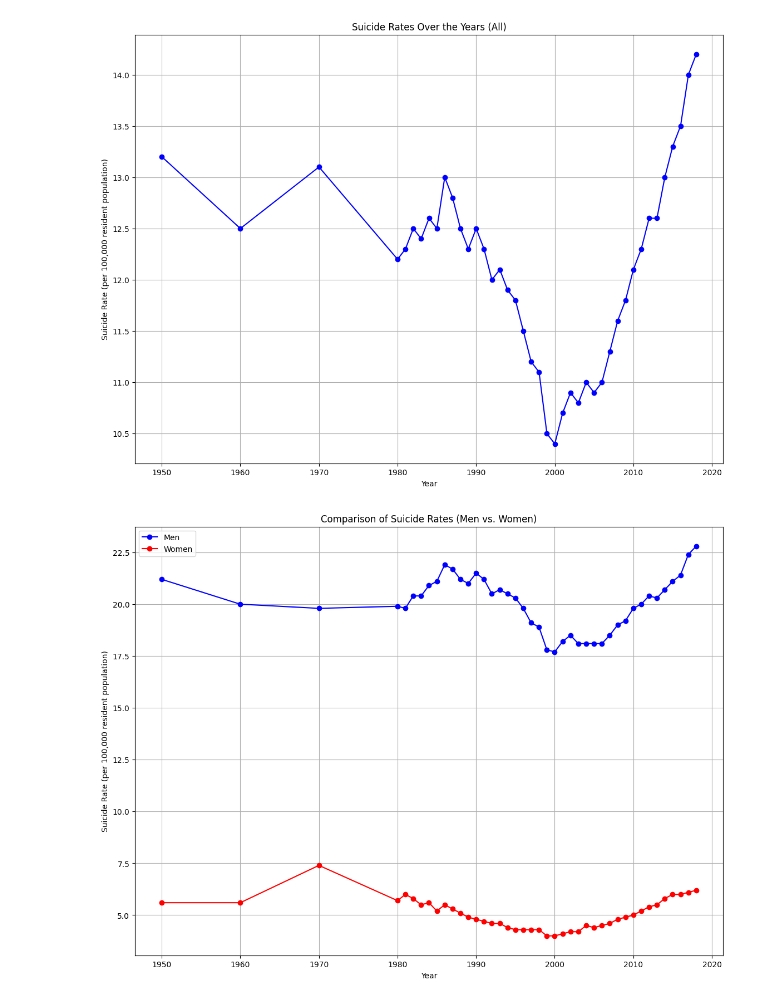
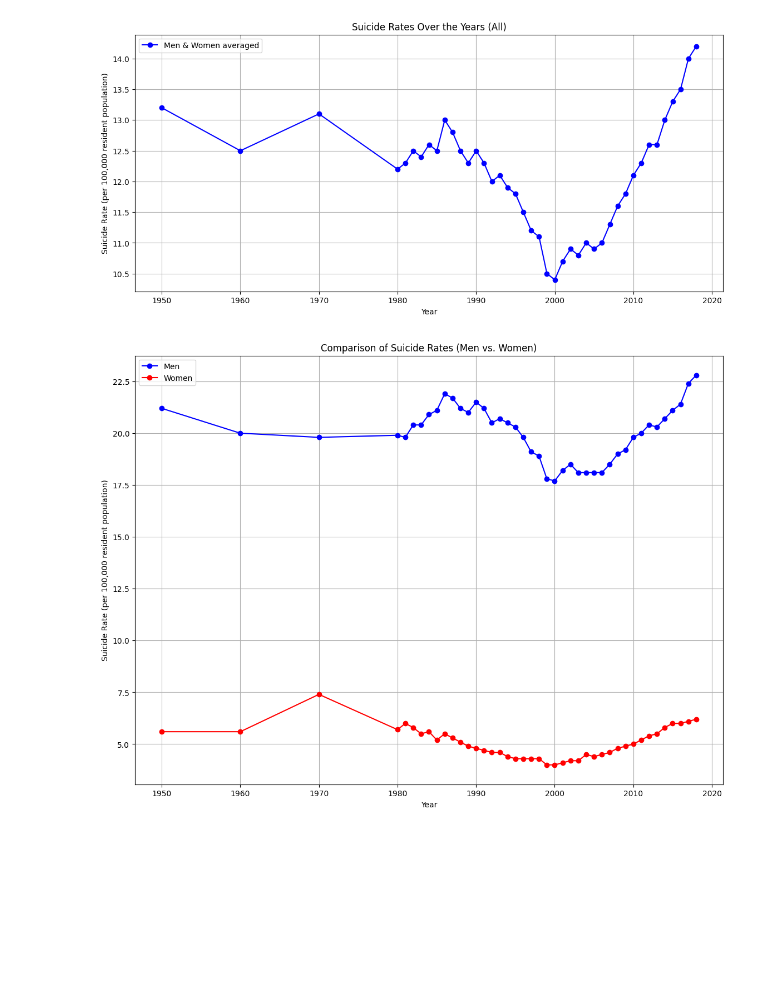
Before and after one commit to rbibby53/DataScienceFinalProject, a Jupyter notebook: Main.ipynb, the cells around one changed output. Cells and saved outputs as stored; diff of their text form; code cells hidden in the pictures; blank space fills up the shorter version.

```diff
--- a/Main.ipynb
+++ b/Main.ipynb
@@ -17,12 +17,13 @@ suicide_rates_men = [21.2,20,19.8,19.9,19.8,20.4,20.4,20.9,21.1,21.9,21.7,21.2,2
 suicide_rates_women = [5.6,5.6,7.4,5.7,6,5.8,5.5,5.6,5.2,5.5,5.3,5.1,4.9,4.8,4.7,4.6,4.6,4.4,4.3,4.3,4.3,4.3,4,4,4.1,4.2,4.2,4.5,4.4,4.5,4.6,4.8,4.9,5,5.2,5.4,5.5,5.8,6,6,6.1,6.2]
 # %%
 # Plot the line graph for suicide rates over the years (All)
-plt.figure(figsize=(30, 10))  # Adjust the figsize here to increase the size of the figure
+plt.figure(figsize=(30, 6))  # Adjust the figsize here to increase the size of the figure
 plt.subplot(1, 2, 1)
-plt.plot(years_all, suicide_rates_all, marker='o', color='b')
+plt.plot(years_all, suicide_rates_all, marker='o', color='b', label='Men & Women averaged')
+plt.legend()
 plt.xlabel('Year')
 plt.ylabel('Suicide Rate (per 100,000 resident population)')
 plt.title('Suicide Rates Over the Years (All)')
 plt.grid(True)
 # %% [output]
-[figure, old version]
+[figure, new version]
```
Also changed, not shown: parts of 2 cells of this notebook.
